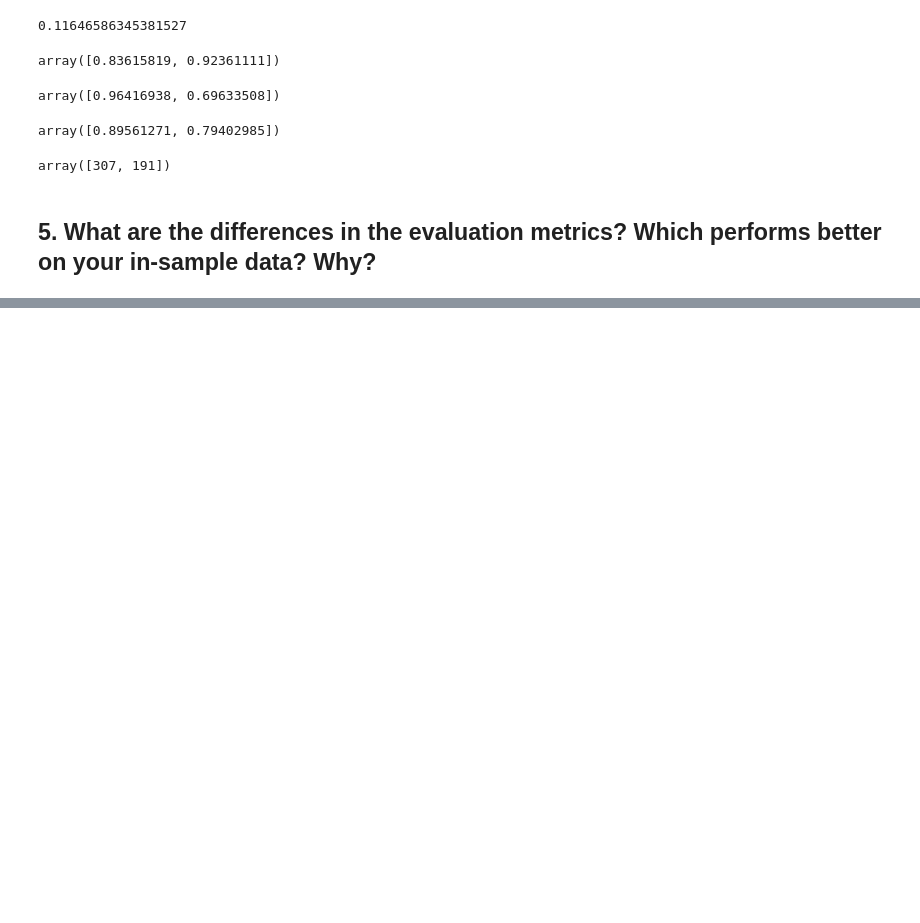
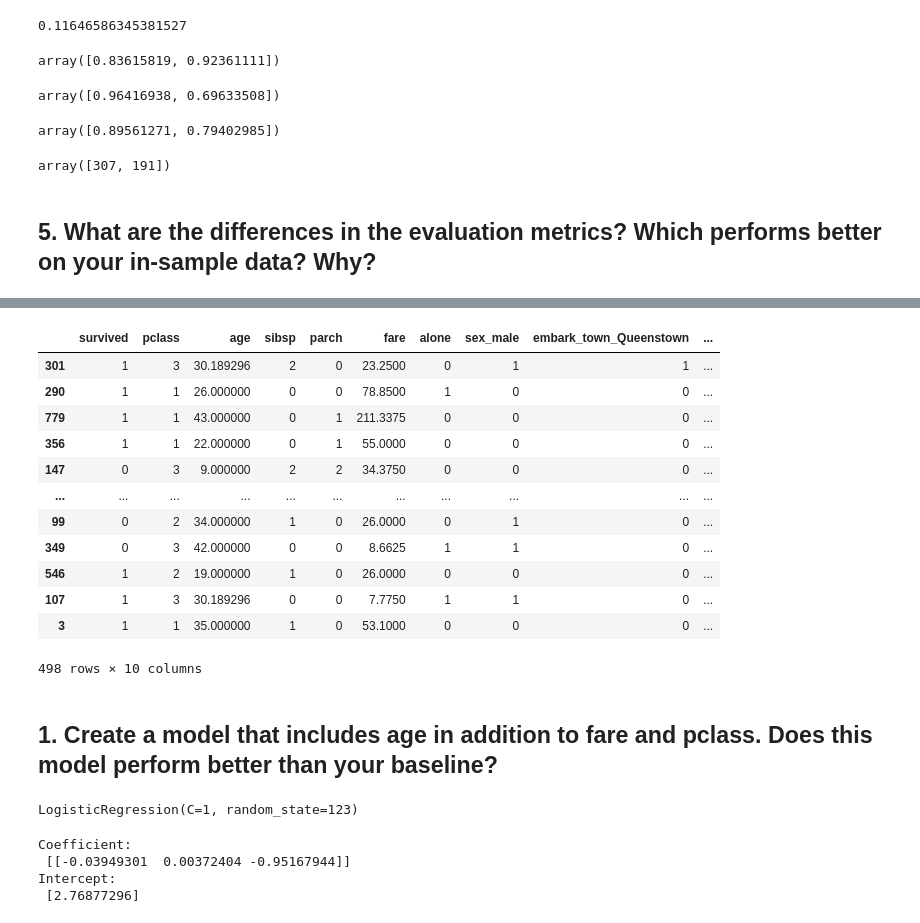
Before and after one commit to greg-maggard/classification_exercises, a Jupyter notebook: model.ipynb, the cells around one changed output, grey strips where cells are left out. Drawn from its saved outputs; the diff is of its cells as text; code cells hidden in the pictures; blank space fills up the shorter version.

```diff
--- a/model.ipynb
+++ b/model.ipynb
@@ -969,0 +983,16 @@ support[1]
+# %%
+train
+# %% [output]
+|  | survived | pclass | age | sibsp | parch | fare | alone | sex_male | embark_town_Queenstown | ... |
+| 301 | 1 | 3 | 30.189296 | 2 | 0 | 23.2500 | 0 | 1 | 1 | ... |
+| 290 | 1 | 1 | 26.000000 | 0 | 0 | 78.8500 | 1 | 0 | 0 | ... |
+| 779 | 1 | 1 | 43.000000 | 0 | 1 | 211.3375 | 0 | 0 | 0 | ... |
+| 356 | 1 | 1 | 22.000000 | 0 | 1 | 55.0000 | 0 | 0 | 0 | ... |
+| 147 | 0 | 3 | 9.000000 | 2 | 2 | 34.3750 | 0 | 0 | 0 | ... |
+| ... | ... | ... | ... | ... | ... | ... | ... | ... | ... | ... |
+| 99 | 0 | 2 | 34.000000 | 1 | 0 | 26.0000 | 0 | 1 | 0 | ... |
+| 349 | 0 | 3 | 42.000000 | 0 | 0 | 8.6625 | 1 | 1 | 0 | ... |
+| 546 | 1 | 2 | 19.000000 | 1 | 0 | 26.0000 | 0 | 0 | 0 | ... |
+| 107 | 1 | 3 | 30.189296 | 0 | 0 | 7.7750 | 1 | 1 | 0 | ... |
+| 3 | 1 | 1 | 35.000000 | 1 | 0 | 53.1000 | 0 | 0 | 0 | ... |
+498 rows × 10 columns
@@ -969,0 +1008,2 @@ support[1]
+# %% [markdown]
+## 1. Create a model that includes age in addition to fare and pclass. Does this model perform better than your baseline?
@@ -969,0 +1012,14 @@ support[1]
+# %%
+logit.fit(X_train, y_train)
+LogisticRegression(C=1, random_state=123)
+# %% [output]
+LogisticRegression(C=1, random_state=123)
+# %%
+#Determine importance of each of the features:
+print('Coefficient: \n', logit.coef_)
+print('Intercept: \n', logit.intercept_)
+# %% [output]
+Coefficient:
+ [[-0.03949301  0.00372404 -0.95167944]]
+Intercept:
+ [2.76877296]
```
Also changed, not shown: parts of 107 cells of this notebook, 2 other files.
